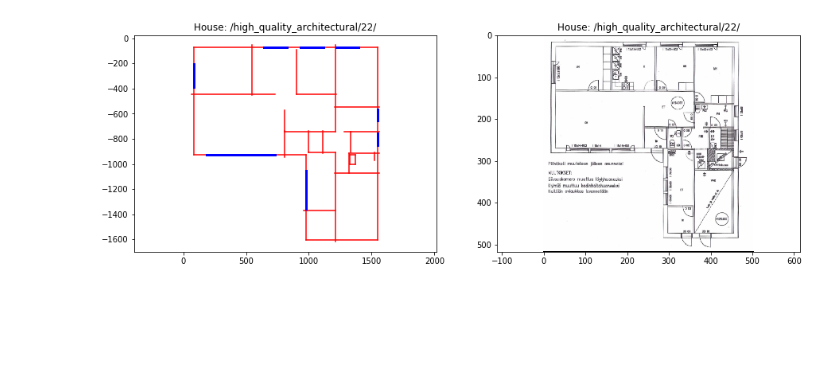
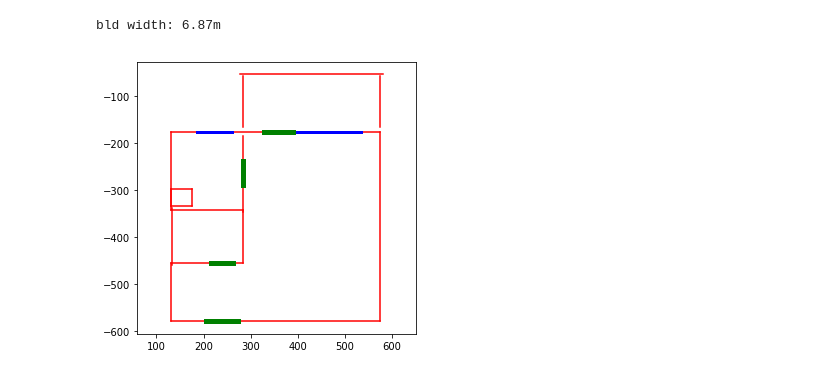
Before and after one commit to saeranv/CubiCasa5k, a Jupyter notebook: floorplan_bem/floorplan_bem.ipynb, the cells around one changed output. Drawn from its saved outputs; the diff is of its cells as text; code cells hidden in the pictures; blank space fills up the shorter version.

```diff
--- a/floorplan_bem/floorplan_bem.ipynb
+++ b/floorplan_bem/floorplan_bem.ipynb
@@ -31,10 +352,7 @@ discrete_cmap()
 room_classes = ["Background", "Outdoor", "Wall", "Kitchen", "Living Room" ,"Bed Room", "Bath", "Entry", "Railing", "Storage", "Garage", "Undefined"]
 icon_classes = ["No Icon", "Window", "Door", "Closet", "Electrical Applience" ,"Toilet", "Sink", "Sauna Bench", "Fire Place", "Bathtub", "Chimney"]
 
+figsize_default = np.array((5, 5))
 data_folder = os.path.join(home, 'data/cubicasa5k/')
 data_file = 'test.txt'
 hdatas = FloorplanSVG(data_folder, data_file, format='txt', original_size=True)
-
-idx = 5
-hdata = hdatas.get_data(idx)
-hh = hdata['house']
@@ -41,32 +392,46 @@ hh = hdata['house']
 # %%
-f, a = plt.subplots(1,2, figsize=(15, 5))
 walls = hh.representation['walls']
 winds = hh.representation['windows']
+doors = hh.representation['doors']
 
+f, a = plt.subplots(1,1, figsize=figsize_default)
 for x in walls:
-
     pts, label = x[0], x[1]
-
-    pts = np.array(pts)
+    pts = np.array(pts) * scale
     X = pts[:, 0]
     Y = -pts[:, 1]
-    a[0].plot(X, Y, 'red')
+    a.plot(X, Y, 'red')
 
 for x in winds:
-
     pts, label = x[0], x[1]
-
-    pts = np.array(pts)
+    pts = np.array(pts) * scale
     X = pts[:, 0]
     Y = -pts[:, 1]
-    a[0].plot(X, Y, 'blue', linewidth=3)
+    a.plot(X, Y, 'blue', linewidth=3)
 
-# Get image
-img = hdata['image'].permute(1, 2, 0) / 255.0
-a[1].imshow(img)
+door_lens = []
+for x in doors:
+    pts, label = x[0], x[1]
+    pts = np.array(pts) * scale
+    door_vec = pts[1] - pts[0]
+    door_len = np.sum(door_vec ** 2) ** 0.5
+    door_lens.append(door_len)
+    X = pts[:, 0]
+    Y = -pts[:, 1]
+    a.plot(X, Y, 'green', linewidth=5)
 
-for _a in a:
-    _a.axis('equal')
-    _a.set_title('House: ' + hdata['folder'])
+a.axis('equal')
+door_lens = np.array(door_lens)
+meter_scale = 0.9 / door_lens.mean()
+image_scale = 1 / meter_scale
+
+# Gut check the scale
+_dim = np.where(np.sum(_rooms, axis=0) > 1, 0, 1)
+_dim = contiguous_ones_idx(_dim)
+diff = _dim[:, 1] - _dim[:, 0]
+diff = np.diff(_dim, n=1, axis=1).ravel()
+_dim = _rooms.shape[1] - np.sum(diff)
+print('bld width: {}m'.format(np.round(_dim * meter_scale, 2)))
 # %% [output]
+bld width: 6.87m
-[figure, old version]
+[figure, new version]
```
Also changed, not shown: parts of 16 cells of this notebook, 3 other files.
